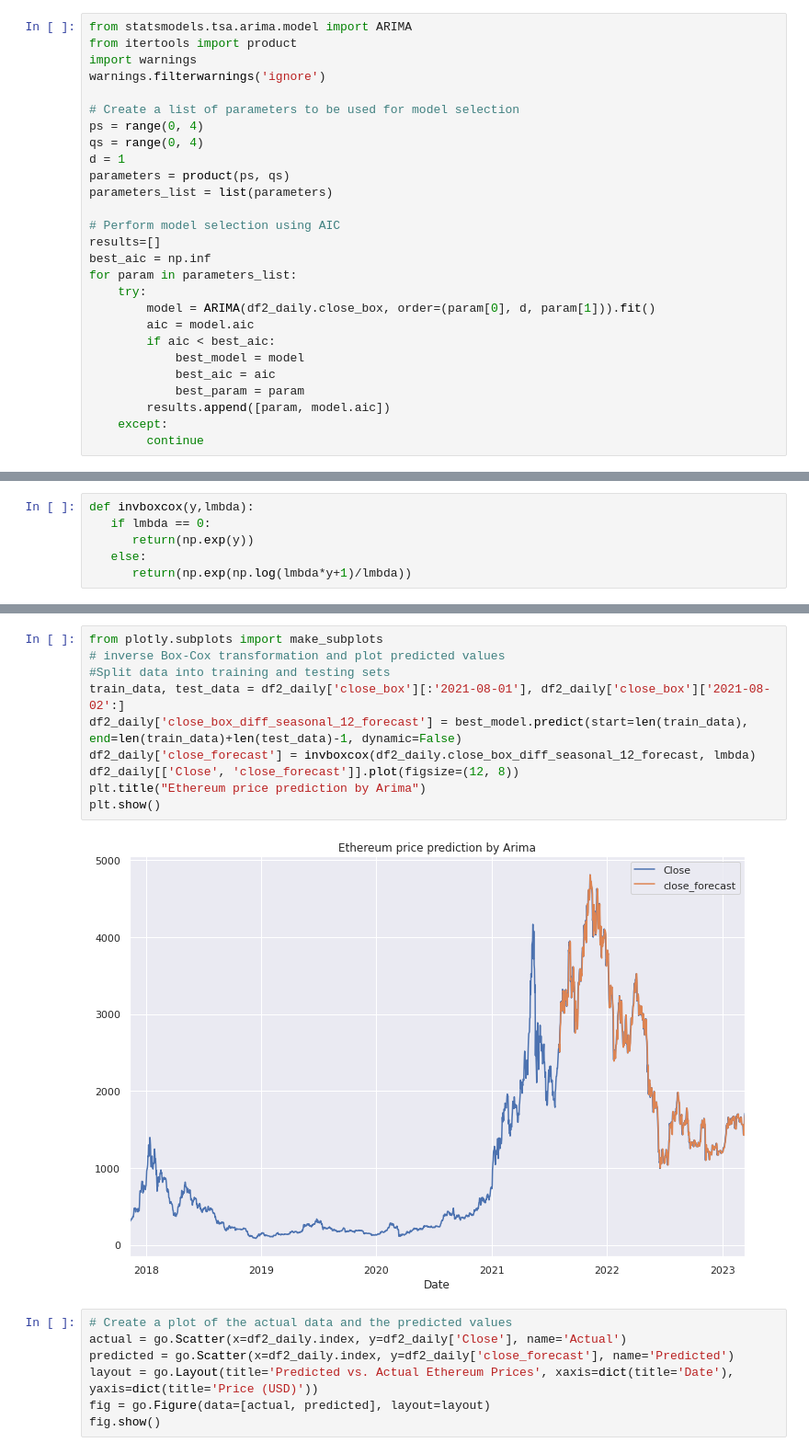
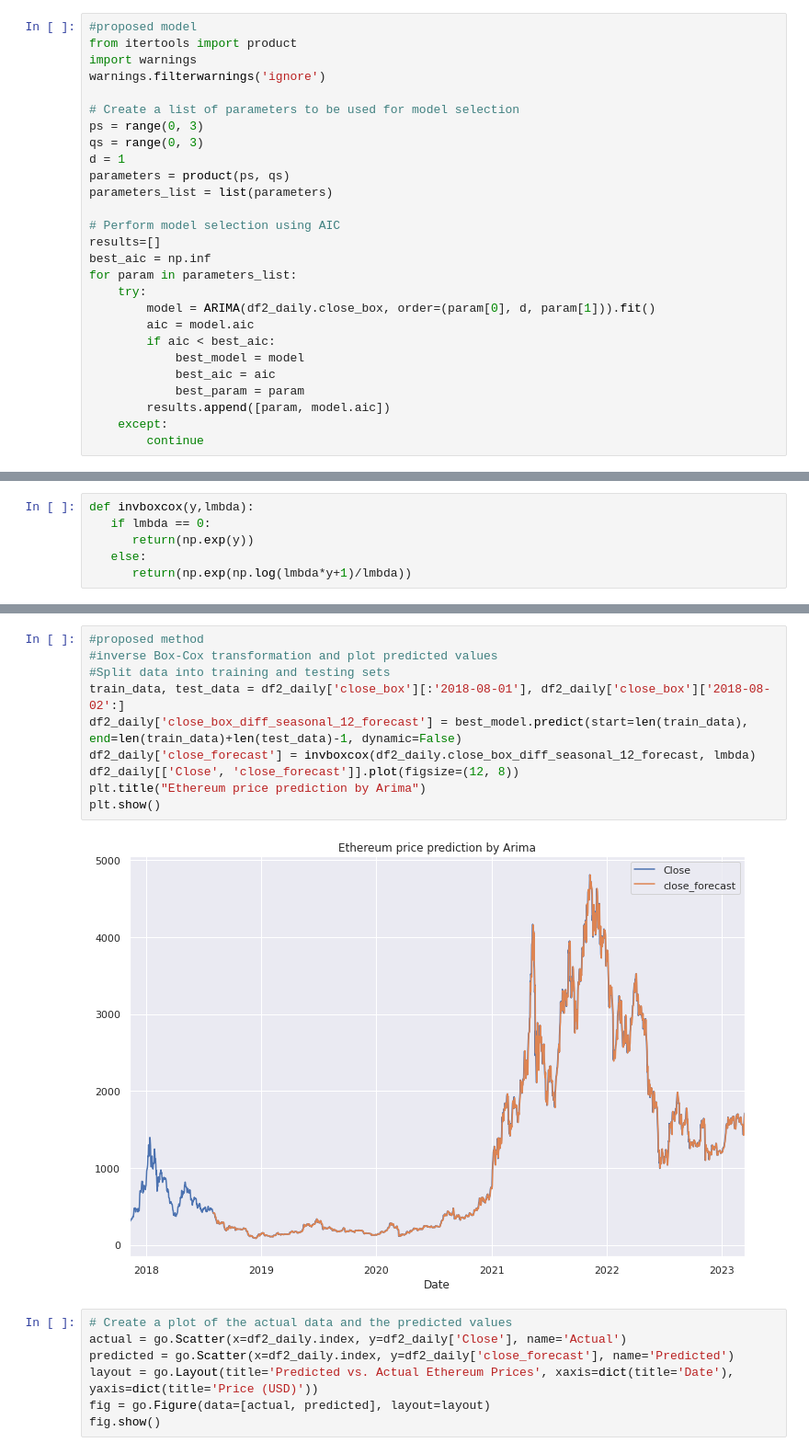
Before and after one commit to tago893/capstone, a Jupyter notebook: models/ARIMA_D2_F.ipynb, the cells around one changed output, grey strips where cells are left out. Shown at 92% size. Saved outputs shown, nothing was run; the diff lists cells and outputs as text.

```diff
--- a/models/ARIMA_D2_F.ipynb
+++ b/models/ARIMA_D2_F.ipynb
@@ -355,12 +371,12 @@ We will use the AIC (Akaike Information Criterion) value, returned with ARIMA mo
 # %%
-from statsmodels.tsa.arima.model import ARIMA
+#proposed model
 from itertools import product
 import warnings
 warnings.filterwarnings('ignore')
 
 # Create a list of parameters to be used for model selection
-ps = range(0, 4)
-qs = range(0, 4)
+ps = range(0, 3)
+qs = range(0, 3)
 d = 1
 parameters = product(ps, qs)
 parameters_list = list(parameters)
@@ -416,15 +445,15 @@ def invboxcox(y,lmbda):
 # %%
-from plotly.subplots import make_subplots
-# inverse Box-Cox transformation and plot predicted values
+#proposed method
+#inverse Box-Cox transformation and plot predicted values
 #Split data into training and testing sets
-train_data, test_data = df2_daily['close_box'][:'2021-08-01'], df2_daily['close_box']['2021-08-02':]
+train_data, test_data = df2_daily['close_box'][:'2018-08-01'], df2_daily['close_box']['2018-08-02':]
 df2_daily['close_box_diff_seasonal_12_forecast'] = best_model.predict(start=len(train_data), end=len(train_data)+len(test_data)-1, dynamic=False)
 df2_daily['close_forecast'] = invboxcox(df2_daily.close_box_diff_seasonal_12_forecast, lmbda)
 df2_daily[['Close', 'close_forecast']].plot(figsize=(12, 8))
 plt.title("Ethereum price prediction by Arima")
 plt.show()
 # %% [output]
-[figure, old version]
+[figure, new version]
 # %%
 # Create a plot of the actual data and the predicted values
 actual = go.Scatter(x=df2_daily.index, y=df2_daily['Close'], name='Actual')
```
Also changed, not shown: parts of 30 cells of this notebook.
